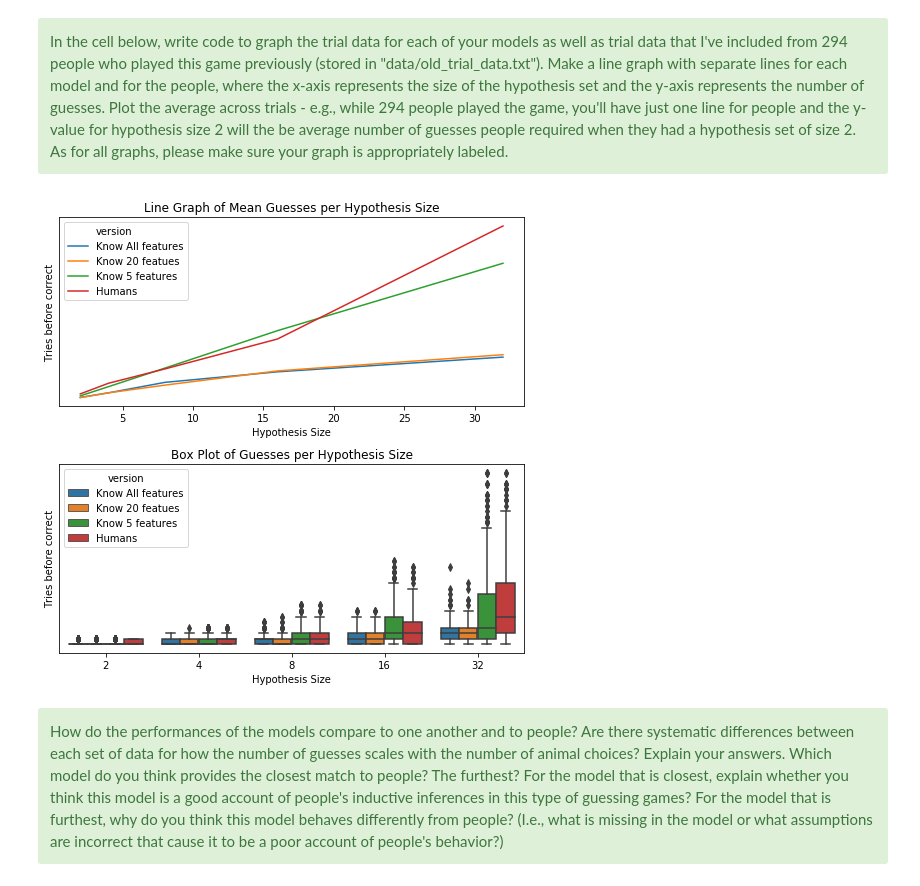
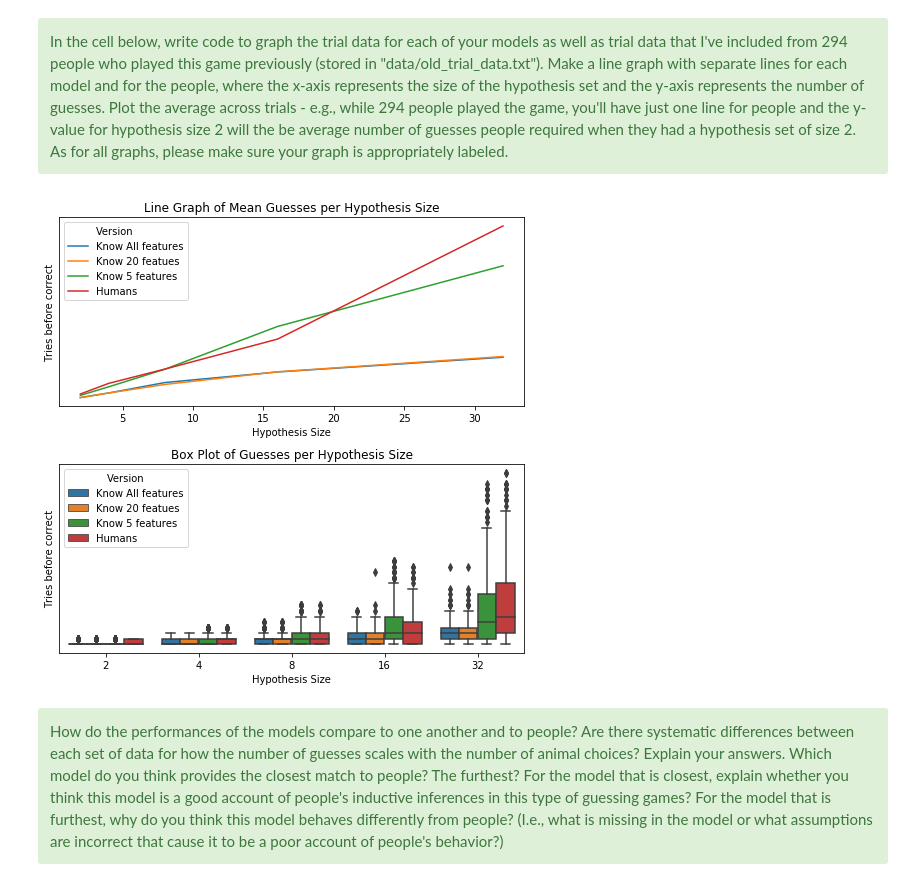
Before and after one commit to alcofrisbas/cs328-ps03, a Jupyter notebook: CS328-PS3-AnimalRules.ipynb, the cells around one changed output. Drawn from its saved outputs; the diff is of its cells as text; code cells hidden in the pictures.

Commit message:
Fixed file names

```diff
--- a/CS328-PS3-AnimalRules.ipynb
+++ b/CS328-PS3-AnimalRules.ipynb
@@ -182,35 +182,26 @@ model_n(20)
 
 </div>
 # %%
-def getResults(filename):
-    trials = []
-    f = open(filename)
-    for line in f:
-        row = [int(x) for x in line.strip().split(',')]
-        trials.append(row)
-    f.close()
-    return(trials)
-
 model_base = pd.read_csv('data/model_trial_data.txt',names = ['2','4','8','16','32'])
-model_5 = pd.read_csv('data/model_trial_data_5.txt',names = ['2','4','8','16','32'])
-model_20 = pd.read_csv('data/model_trial_data_20.txt',names = ['2','4','8','16','32'])
+model_5 = pd.read_csv('data/bounded_model_trial_data_5.txt',names = ['2','4','8','16','32'])
+model_20 = pd.read_csv('data/bounded_model_trial_data_20.txt',names = ['2','4','8','16','32'])
 humans = pd.read_csv('data/old_trial_data.txt',names = ['2','4','8','16','32'])
-model_base['version']='Know All features'
-model_5['version']='Know 5 features'
-model_20['version']='Know 20 featues'
-humans['version']='Humans'
+model_base['Version']='Know All features'
+model_5['Version']='Know 5 features'
+model_20['Version']='Know 20 featues'
+humans['Version']='Humans'
 allModels = model_base.append(model_20).append(model_5).append(humans).reset_index(drop=True)
-melted = allModels.melt(id_vars=['version'],var_name='Hypothesis Size', value_name = "Tries before correct")
+melted = allModels.melt(id_vars=['Version'],var_name='Hypothesis Size', value_name = "Tries before correct")
 melted['Hypothesis Size'] = pd.to_numeric(melted['Hypothesis Size'])
 
 
 f, axes = plt.subplots(2, 1, figsize=(7, 7), sharex=False)
-sns.lineplot(x="Hypothesis Size",y="Tries before correct",hue="version",data=melted, err_style=None, ax=axes[0]).set_title("Line Graph of Mean Guesses per Hypothesis Size")
-sns.boxplot(x="Hypothesis Size",y="Tries before correct",hue="version",data=melted, ax=axes[1]).set_title("Box Plot of Guesses per Hypothesis Size")
+sns.lineplot(x="Hypothesis Size",y="Tries before correct",hue="Version",data=melted, err_style=None, ax=axes[0]).set_title("Line Graph of Mean Guesses per Hypothesis Size")
+sns.boxplot(x="Hypothesis Size",y="Tries before correct",hue="Version",data=melted, ax=axes[1]).set_title("Box Plot of Guesses per Hypothesis Size")
 plt.setp(axes, yticks=[])
 plt.tight_layout()
 # %% [output]
-[figure, old version]
+[figure, new version]
 # %% [markdown]
 <div class="alert alert-success">How do the performances of the models compare to one another and to people? Are there systematic differences between each set of data for how the number of guesses scales with the number of animal choices? Explain your answers. Which model do you think provides the closest match to people? The furthest? For the model that is closest, explain whether you think this model is a good account of people's inductive inferences in this type of guessing games? For the model that is furthest, why do you think this model behaves differently from people? (I.e., what is missing in the model or what assumptions are incorrect that cause it to be a poor account of people's behavior?)
 </div>
```
Also changed, not shown: parts of 2 cells of this notebook, 4 other files.
